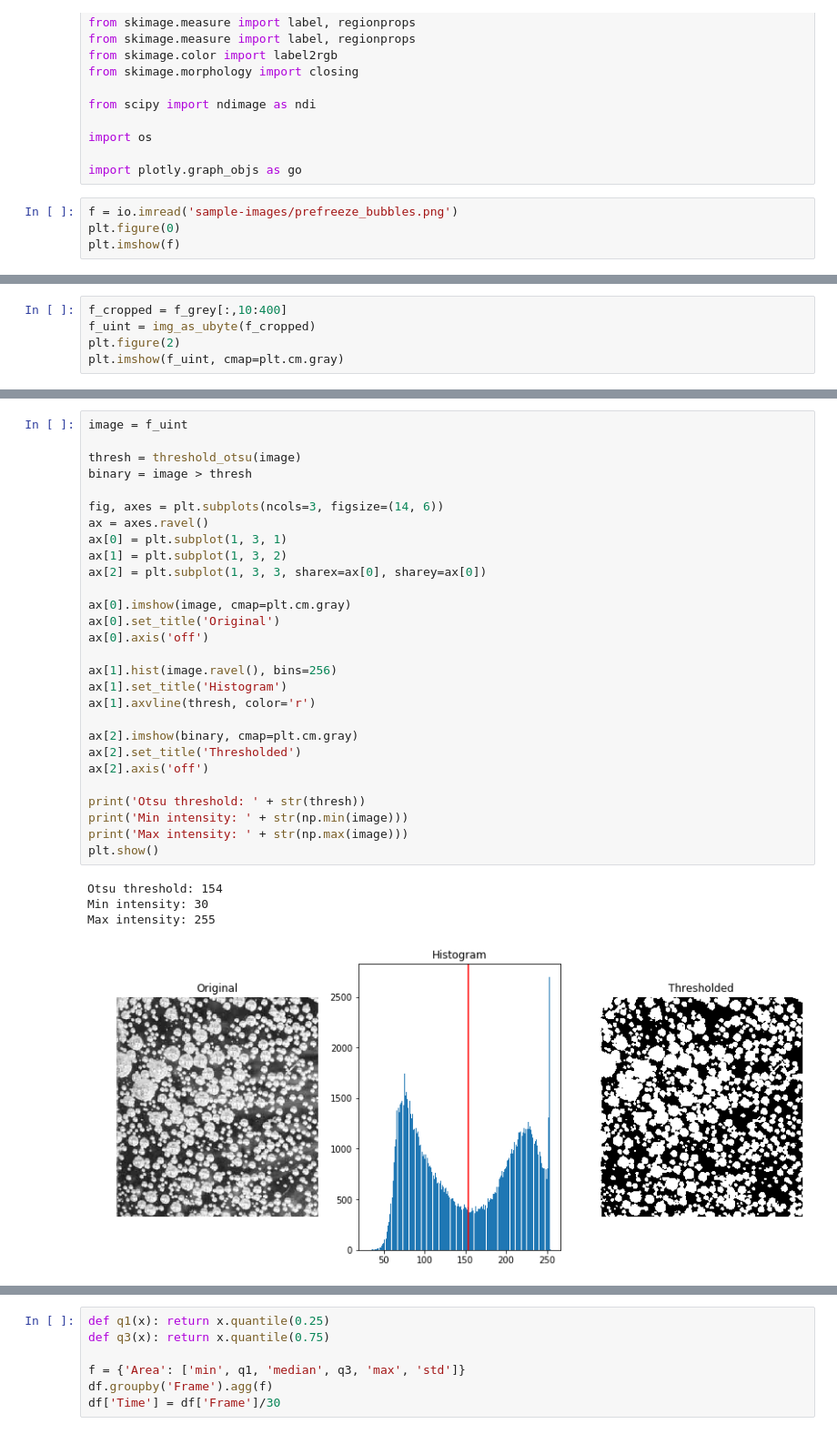
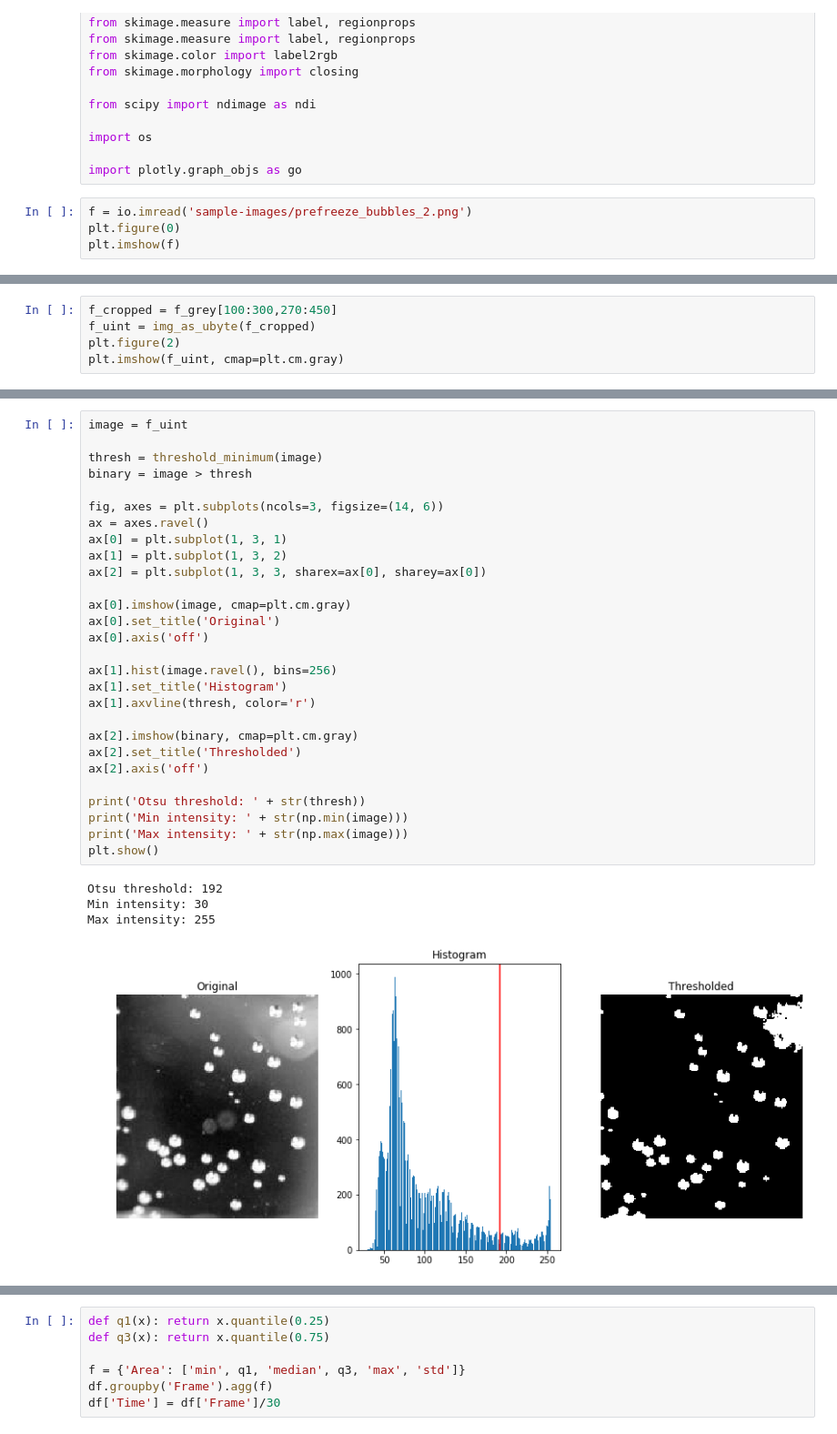
Before and after one commit to hlgirard/xptools, a Jupyter notebook: analysis-notebooks/Watershed_Segmentation.ipynb, the cells around one changed output, grey strips where cells are left out. Shown at 91% size. Cells and saved outputs as stored; diff of their text form.

```diff
--- a/analysis-notebooks/Watershed_Segmentation.ipynb
+++ b/analysis-notebooks/Watershed_Segmentation.ipynb
@@ -26,7 +26,7 @@ import os
 
 import plotly.graph_objs as go
 # %%
-f = io.imread('sample-images/prefreeze_bubbles.png')
+f = io.imread('sample-images/prefreeze_bubbles_2.png')
 plt.figure(0)
 plt.imshow(f)
 # %% [output]
@@ -43,5 +43,5 @@ f_grey.shape
 # %%
-f_cropped = f_grey[:,10:400]
+f_cropped = f_grey[100:300,270:450]
 f_uint = img_as_ubyte(f_cropped)
 plt.figure(2)
 plt.imshow(f_uint, cmap=plt.cm.gray)
@@ -52,36 +52,36 @@ Possible precision loss when converting from float64 to uint8
 # %%
 image = f_uint
 
-thresh = threshold_otsu(image)
+thresh = threshold_minimum(image)
 binary = image > thresh
 
 fig, axes = plt.subplots(ncols=3, figsize=(14, 6))
 ax = axes.ravel()
 ax[0] = plt.subplot(1, 3, 1)
 ax[1] = plt.subplot(1, 3, 2)
 ax[2] = plt.subplot(1, 3, 3, sharex=ax[0], sharey=ax[0])
 
 ax[0].imshow(image, cmap=plt.cm.gray)
 ax[0].set_title('Original')
 ax[0].axis('off')
 
 ax[1].hist(image.ravel(), bins=256)
 ax[1].set_title('Histogram')
 ax[1].axvline(thresh, color='r')
 
 ax[2].imshow(binary, cmap=plt.cm.gray)
 ax[2].set_title('Thresholded')
 ax[2].axis('off')
 
 print('Otsu threshold: ' + str(thresh))
 print('Min intensity: ' + str(np.min(image)))
 print('Max intensity: ' + str(np.max(image)))
 plt.show()
 # %% [output]
-Otsu threshold: 154
+Otsu threshold: 192
 Min intensity: 30
 Max intensity: 255
-[figure, old version]
+[figure, new version]
 # %%
 image = binary
 closed = closing(binary)
```
Also changed, not shown: parts of 10 cells of this notebook, 2 other files.
